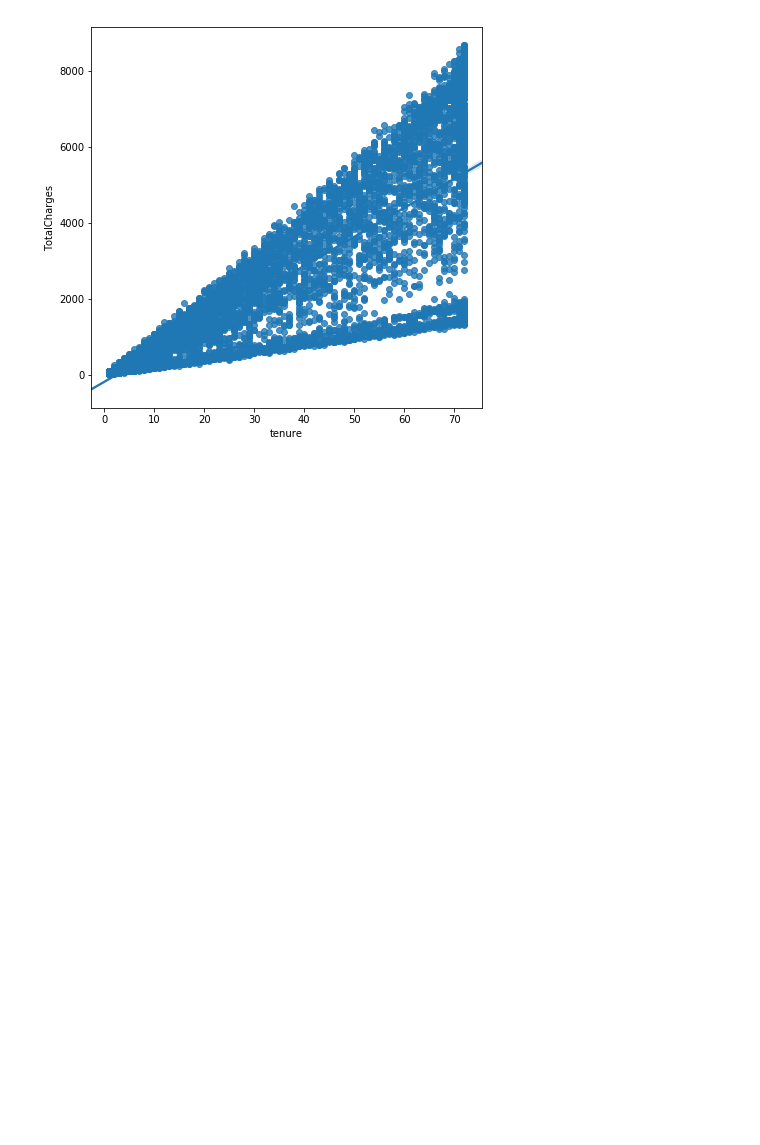
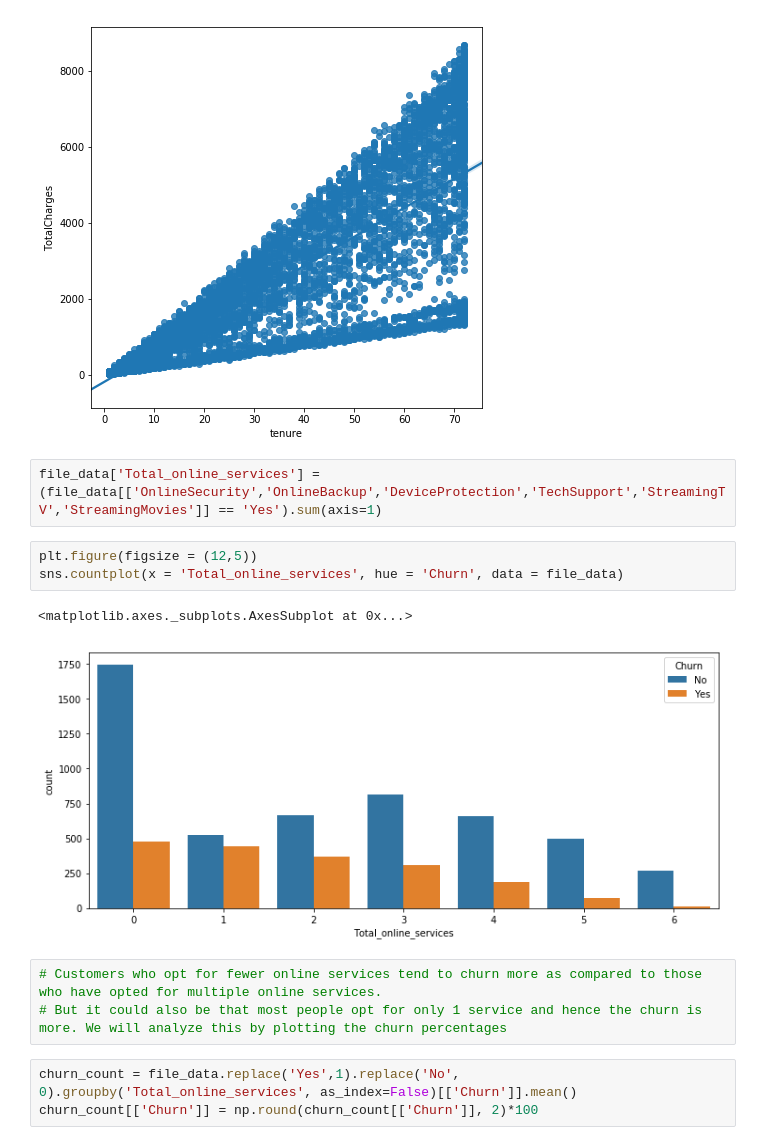
Before and after one commit to enriqueferrao/Telco_Customer_Churn, a Jupyter notebook: Telco_Customer_Churn.ipynb, the cells around one changed output. Drawn from its saved outputs; the diff is of its cells as text; blank space fills up the shorter version.

Commit message:
Changes to be committed: modified:   Telco_Customer_Churn.ipynb

```diff
--- a/Telco_Customer_Churn.ipynb
+++ b/Telco_Customer_Churn.ipynb
@@ -116,3 +117,17 @@ sns.regplot(x = 'tenure', y = 'TotalCharges', data = file_data)
 # %% [output]
 <matplotlib.axes._subplots.AxesSubplot at 0x...>
 [figure]
+# %%
+file_data['Total_online_services'] = (file_data[['OnlineSecurity','OnlineBackup','DeviceProtection','TechSupport','StreamingTV','StreamingMovies']] == 'Yes').sum(axis=1)
+# %%
+plt.figure(figsize = (12,5))
+sns.countplot(x = 'Total_online_services', hue = 'Churn', data = file_data)
+# %% [output]
+<matplotlib.axes._subplots.AxesSubplot at 0x...>
+[figure, added]
+# %%
+# Customers who opt for fewer online services tend to churn more as compared to those who have opted for multiple online services.
+# But it could also be that most people opt for only 1 service and hence the churn is more. We will analyze this by plotting the churn percentages
+# %%
+churn_count = file_data.replace('Yes',1).replace('No', 0).groupby('Total_online_services', as_index=False)[['Churn']].mean()
+churn_count[['Churn']] = np.round(churn_count[['Churn']], 2)*100
```
Also changed, not shown: parts of 14 cells of this notebook.
